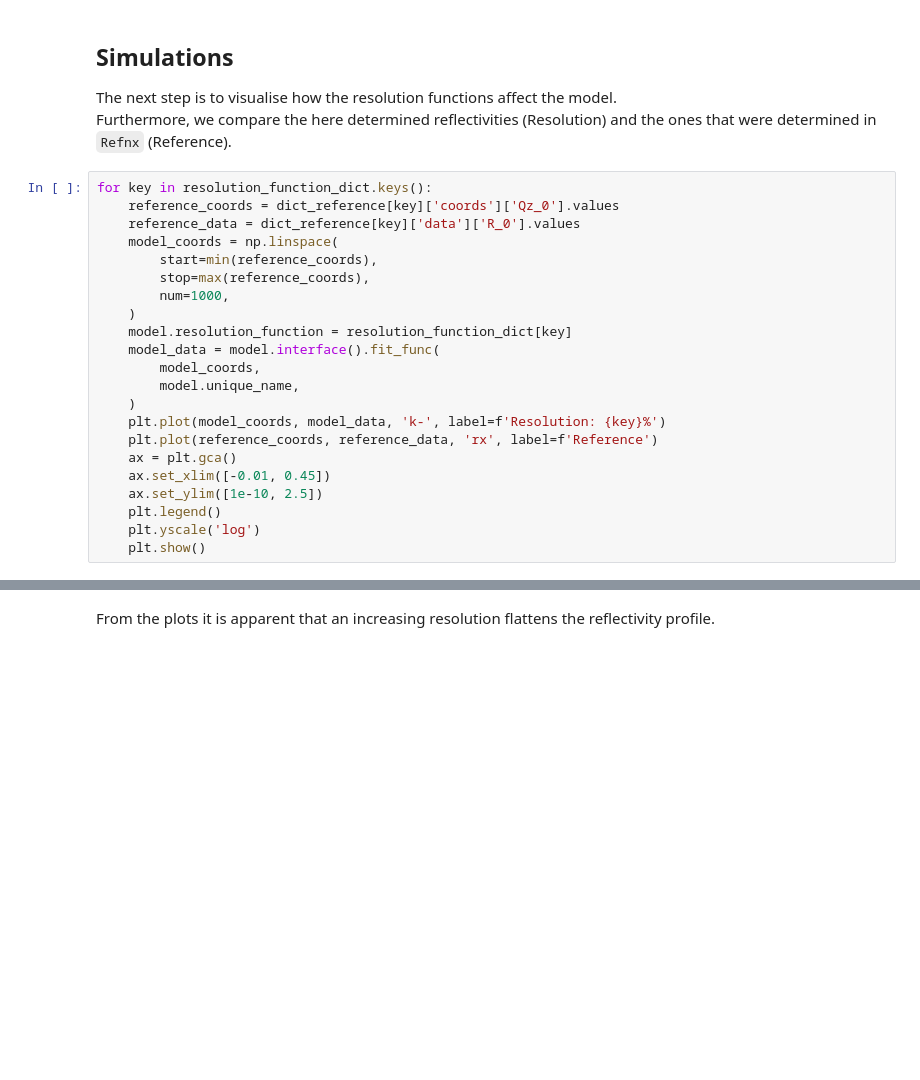
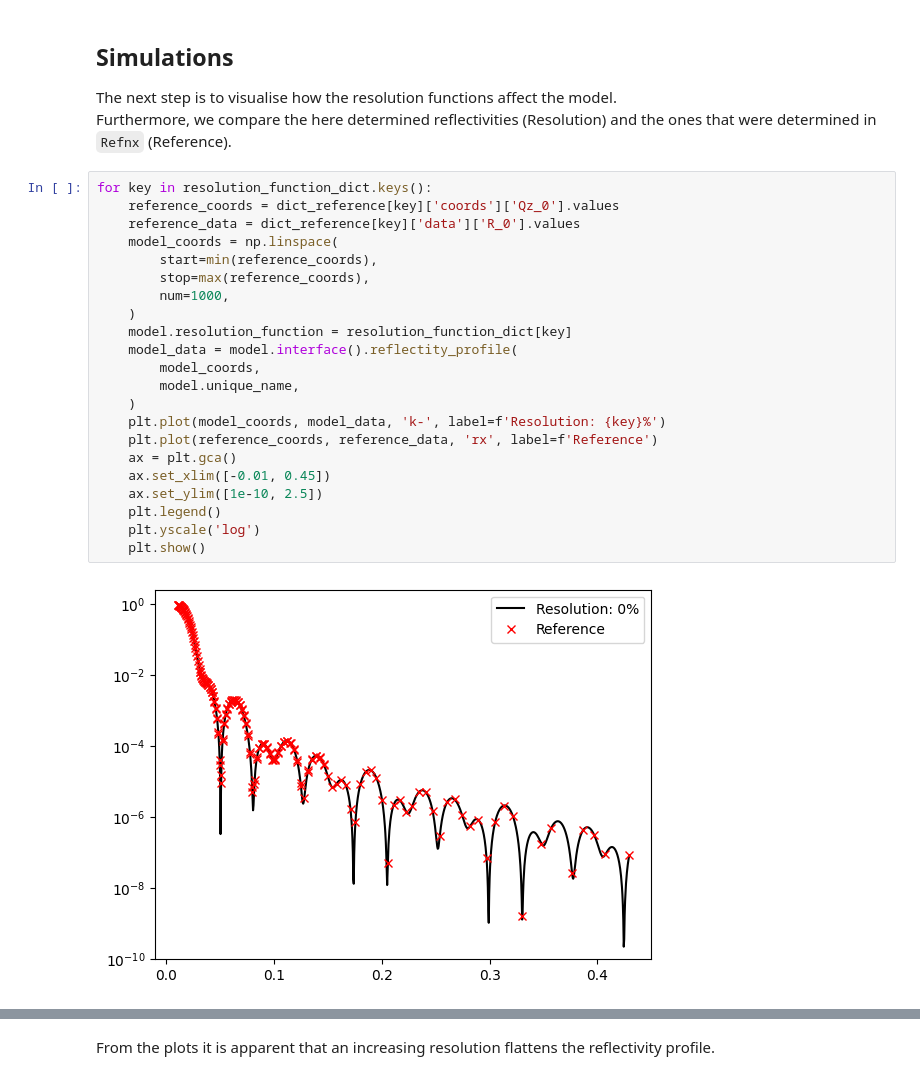
Before and after one commit to EasyScience/EasyReflectometryLib, a Jupyter notebook: docs/src/tutorials/sample/resolution_functions.ipynb, the cells around one changed output, grey strips where cells are left out. Cells and saved outputs as stored; diff of their text form; blank space fills up the shorter version.

```diff
--- a/docs/src/tutorials/sample/resolution_functions.ipynb
+++ b/docs/src/tutorials/sample/resolution_functions.ipynb
@@ -145,22 +171,24 @@ Furthermore, we compare the here determined reflectivities (Resolution) and the
 # %%
 for key in resolution_function_dict.keys():
     reference_coords = dict_reference[key]['coords']['Qz_0'].values
     reference_data = dict_reference[key]['data']['R_0'].values
     model_coords = np.linspace(
         start=min(reference_coords),
         stop=max(reference_coords),
         num=1000,
     )
     model.resolution_function = resolution_function_dict[key]
-    model_data = model.interface().fit_func(
+    model_data = model.interface().reflectity_profile(
         model_coords,
         model.unique_name,
     )
     plt.plot(model_coords, model_data, 'k-', label=f'Resolution: {key}%')
     plt.plot(reference_coords, reference_data, 'rx', label=f'Reference')
     ax = plt.gca()
     ax.set_xlim([-0.01, 0.45])
     ax.set_ylim([1e-10, 2.5])
     plt.legend()
     plt.yscale('log')
     plt.show()
+# %% [output]
+[figure, added]
```
Also changed, not shown: parts of 6 cells of this notebook, 8 other files.
